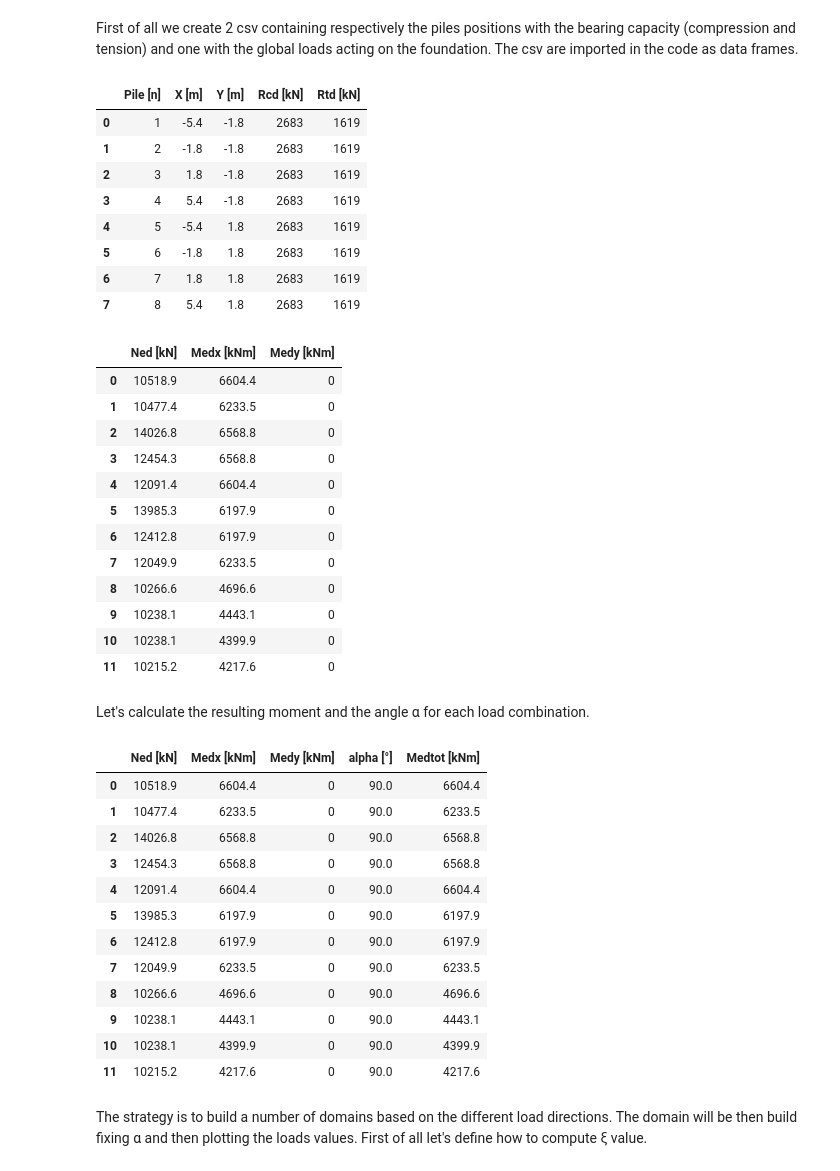
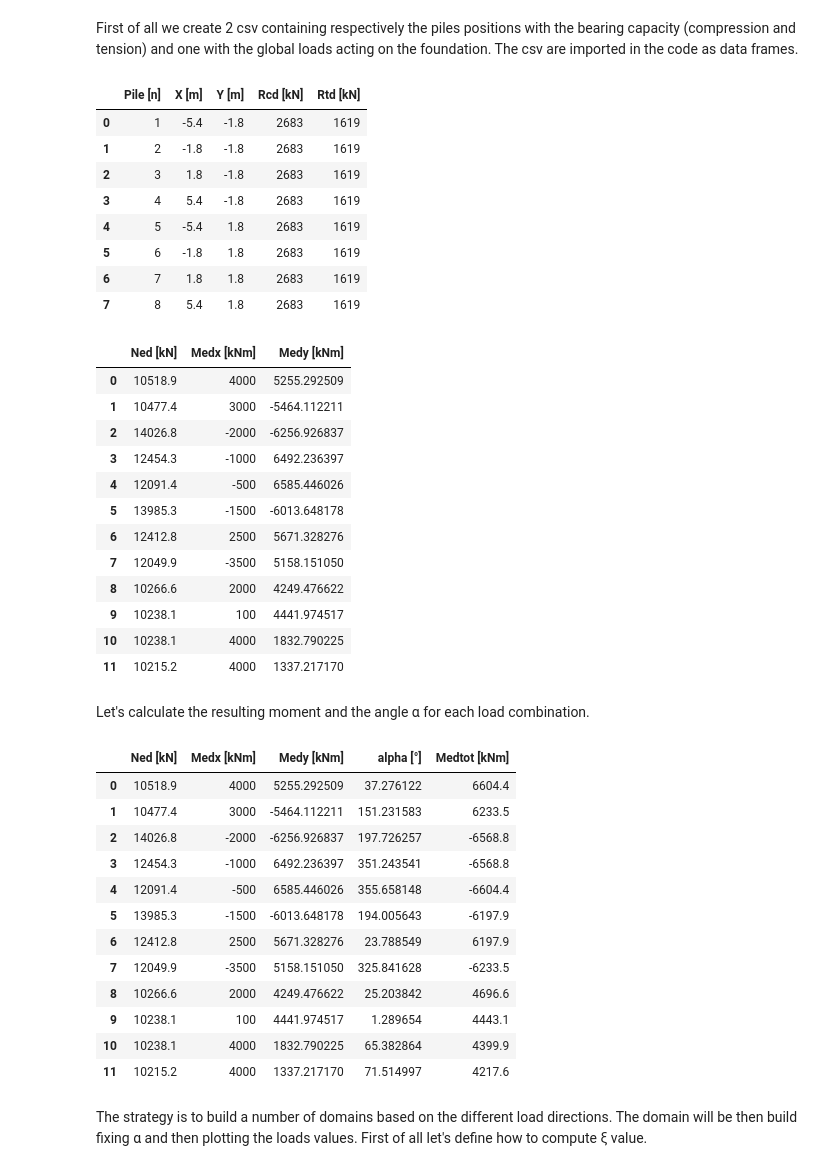
Before and after one commit to MarcoTrezzi/Interaction_Domain_for_Piled_Foundations, a Jupyter notebook: domini_notebook.ipynb, the cells around one changed output. Saved outputs shown, nothing was run; the diff lists cells and outputs as text; code cells hidden in the pictures.

```diff
--- a/domini_notebook.ipynb
+++ b/domini_notebook.ipynb
@@ -34,31 +34,31 @@ First of all we create 2 csv containing respectively the piles positions with th
 # %%
 df_piles = pd.read_csv('piles_group.csv', delimiter=',')
 display(df_piles)
-df_loads = pd.read_csv('piles_loads.csv', delimiter=',')
+df_loads = pd.read_csv('piles_loads_check.csv', delimiter=',')
 display(df_loads)
 # %% [output]
 |  | Pile [n] | X [m] | Y [m] | Rcd [kN] | Rtd [kN] |
 | 0 | 1 | -5.4 | -1.8 | 2683 | 1619 |
 | 1 | 2 | -1.8 | -1.8 | 2683 | 1619 |
 | 2 | 3 | 1.8 | -1.8 | 2683 | 1619 |
 | 3 | 4 | 5.4 | -1.8 | 2683 | 1619 |
 | 4 | 5 | -5.4 | 1.8 | 2683 | 1619 |
 | 5 | 6 | -1.8 | 1.8 | 2683 | 1619 |
 | 6 | 7 | 1.8 | 1.8 | 2683 | 1619 |
 | 7 | 8 | 5.4 | 1.8 | 2683 | 1619 |
 |  | Ned [kN] | Medx [kNm] | Medy [kNm] |
-| 0 | 10518.9 | 6604.4 | 0 |
-| 1 | 10477.4 | 6233.5 | 0 |
-| 2 | 14026.8 | 6568.8 | 0 |
-| 3 | 12454.3 | 6568.8 | 0 |
-| 4 | 12091.4 | 6604.4 | 0 |
-| 5 | 13985.3 | 6197.9 | 0 |
-| 6 | 12412.8 | 6197.9 | 0 |
-| 7 | 12049.9 | 6233.5 | 0 |
-| 8 | 10266.6 | 4696.6 | 0 |
-| 9 | 10238.1 | 4443.1 | 0 |
-| 10 | 10238.1 | 4399.9 | 0 |
-| 11 | 10215.2 | 4217.6 | 0 |
+| 0 | 10518.9 | 4000 | 5255.292509 |
+| 1 | 10477.4 | 3000 | -5464.112211 |
+| 2 | 14026.8 | -2000 | -6256.926837 |
+| 3 | 12454.3 | -1000 | 6492.236397 |
+| 4 | 12091.4 | -500 | 6585.446026 |
+| 5 | 13985.3 | -1500 | -6013.648178 |
+| 6 | 12412.8 | 2500 | 5671.328276 |
+| 7 | 12049.9 | -3500 | 5158.151050 |
+| 8 | 10266.6 | 2000 | 4249.476622 |
+| 9 | 10238.1 | 100 | 4441.974517 |
+| 10 | 10238.1 | 4000 | 1832.790225 |
+| 11 | 10215.2 | 4000 | 1337.217170 |
 # %% [markdown]
 Let's calculate the resulting moment and the angle α for each load combination.
 # %%
@@ -85,18 +85,18 @@ df_loads = calc_alfa_M(df_loads)
 display(df_loads)
 # %% [output]
 |  | Ned [kN] | Medx [kNm] | Medy [kNm] | alpha [°] | Medtot [kNm] |
-| 0 | 10518.9 | 6604.4 | 0 | 90.0 | 6604.4 |
-| 1 | 10477.4 | 6233.5 | 0 | 90.0 | 6233.5 |
-| 2 | 14026.8 | 6568.8 | 0 | 90.0 | 6568.8 |
-| 3 | 12454.3 | 6568.8 | 0 | 90.0 | 6568.8 |
-| 4 | 12091.4 | 6604.4 | 0 | 90.0 | 6604.4 |
-| 5 | 13985.3 | 6197.9 | 0 | 90.0 | 6197.9 |
-| 6 | 12412.8 | 6197.9 | 0 | 90.0 | 6197.9 |
-| 7 | 12049.9 | 6233.5 | 0 | 90.0 | 6233.5 |
-| 8 | 10266.6 | 4696.6 | 0 | 90.0 | 4696.6 |
-| 9 | 10238.1 | 4443.1 | 0 | 90.0 | 4443.1 |
-| 10 | 10238.1 | 4399.9 | 0 | 90.0 | 4399.9 |
-| 11 | 10215.2 | 4217.6 | 0 | 90.0 | 4217.6 |
+| 0 | 10518.9 | 4000 | 5255.292509 | 37.276122 | 6604.4 |
+| 1 | 10477.4 | 3000 | -5464.112211 | 151.231583 | 6233.5 |
+| 2 | 14026.8 | -2000 | -6256.926837 | 197.726257 | -6568.8 |
+| 3 | 12454.3 | -1000 | 6492.236397 | 351.243541 | -6568.8 |
+| 4 | 12091.4 | -500 | 6585.446026 | 355.658148 | -6604.4 |
+| 5 | 13985.3 | -1500 | -6013.648178 | 194.005643 | -6197.9 |
+| 6 | 12412.8 | 2500 | 5671.328276 | 23.788549 | 6197.9 |
+| 7 | 12049.9 | -3500 | 5158.151050 | 325.841628 | -6233.5 |
+| 8 | 10266.6 | 2000 | 4249.476622 | 25.203842 | 4696.6 |
+| 9 | 10238.1 | 100 | 4441.974517 | 1.289654 | 4443.1 |
+| 10 | 10238.1 | 4000 | 1832.790225 | 65.382864 | 4399.9 |
+| 11 | 10215.2 | 4000 | 1337.217170 | 71.514997 | 4217.6 |
 # %% [markdown]
 The strategy is to build a number of domains based on the different load directions. The domain will be then build fixing α and then plotting the loads values. First of all let's define how to compute ξ value.
 # %%
```
Also changed, not shown: parts of 8 cells of this notebook, 2 other files.
